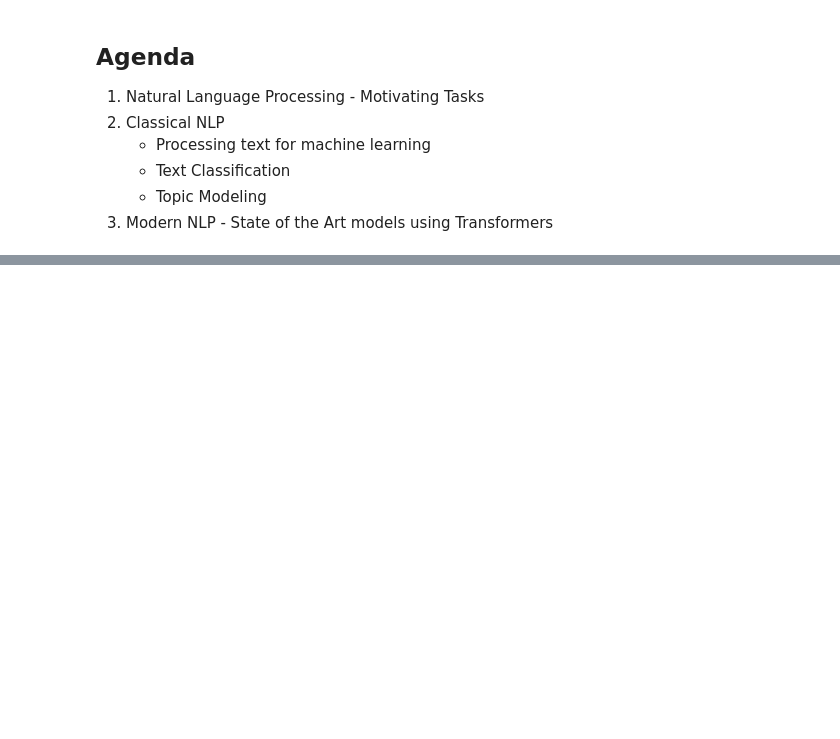
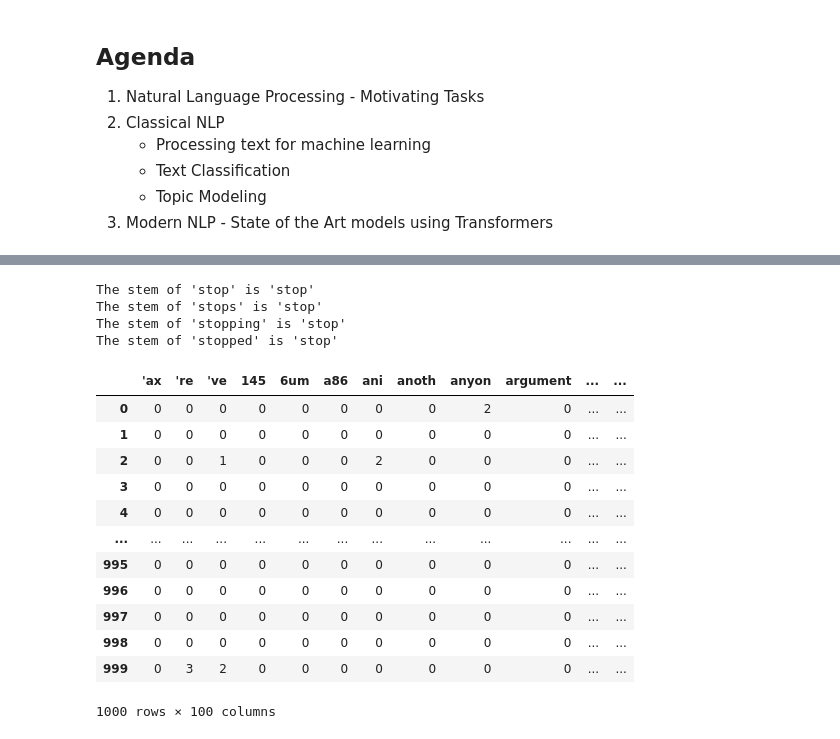
Before and after one commit to Strabes/Intro-to-NLP, a Jupyter notebook: Intro to NLP.ipynb, the cells around one changed output, grey strips where cells are left out. Drawn from its saved outputs; the diff is of its cells as text; code cells hidden in the pictures; blank space fills up the shorter version.

```diff
--- a/Intro to NLP.ipynb
+++ b/Intro to NLP.ipynb
@@ -181,0 +187,53 @@ dataset["train"]["text"][:5]
+# %%
+from nltk.stem.porter import PorterStemmer
+porter_stemmer = PorterStemmer()
+
+stemming_example_words = ["stop","stops","stopping","stopped"]
+
+for word in stemming_example_words:
+    print(f"The stem of '{word}' is '{porter_stemmer.stem(word)}'")
+# %% [output]
+The stem of 'stop' is 'stop'
+The stem of 'stops' is 'stop'
+The stem of 'stopping' is 'stop'
+The stem of 'stopped' is 'stop'
+# %%
+import re
+def word_tokenize(text):
+    """Tokenize a string by:
+    1. Word tokenizing
+    2. Filtering out tokens that don't contain at least
+       two consecutive alpha-numeric characters.
+    3. Lowercase characters
+    4. Apply one of the most common stemming algorithms,
+       the Porter stemmer
+    """
+    x = nltk.word_tokenize(text.replace("\\"," "))
+    x = [t for t in x if re.search("[A-Za-z0-9]{2,}",t)]
+    x = [t.lower() for t in x]
+    return [porter_stemmer.stem(t) for t in x]
+
+count_vectorizer = CountVectorizer(
+    tokenizer=word_tokenize,
+    max_features=100,
+    stop_words='english' # use a stopword list from scikit-learn
+    )
+
+count_vectorizer.fit(d_train["data"][:1000])
+
+pd.DataFrame(count_vectorizer.transform(d_train["data"][:1000]).toarray(),
+columns = count_vectorizer.get_feature_names_out().tolist())
+# %% [output]
+|  | 'ax | 're | 've | 145 | 6um | a86 | ani | anoth | anyon | argument | ... | ... |
+| 0 | 0 | 0 | 0 | 0 | 0 | 0 | 0 | 0 | 2 | 0 | ... | ... |
+| 1 | 0 | 0 | 0 | 0 | 0 | 0 | 0 | 0 | 0 | 0 | ... | ... |
+| 2 | 0 | 0 | 1 | 0 | 0 | 0 | 2 | 0 | 0 | 0 | ... | ... |
+| 3 | 0 | 0 | 0 | 0 | 0 | 0 | 0 | 0 | 0 | 0 | ... | ... |
+| 4 | 0 | 0 | 0 | 0 | 0 | 0 | 0 | 0 | 0 | 0 | ... | ... |
+| ... | ... | ... | ... | ... | ... | ... | ... | ... | ... | ... | ... | ... |
+| 995 | 0 | 0 | 0 | 0 | 0 | 0 | 0 | 0 | 0 | 0 | ... | ... |
+| 996 | 0 | 0 | 0 | 0 | 0 | 0 | 0 | 0 | 0 | 0 | ... | ... |
+| 997 | 0 | 0 | 0 | 0 | 0 | 0 | 0 | 0 | 0 | 0 | ... | ... |
+| 998 | 0 | 0 | 0 | 0 | 0 | 0 | 0 | 0 | 0 | 0 | ... | ... |
+| 999 | 0 | 3 | 2 | 0 | 0 | 0 | 0 | 0 | 0 | 0 | ... | ... |
+1000 rows × 100 columns
```
Also changed, not shown: parts of 36 cells of this notebook, 6 other files.
